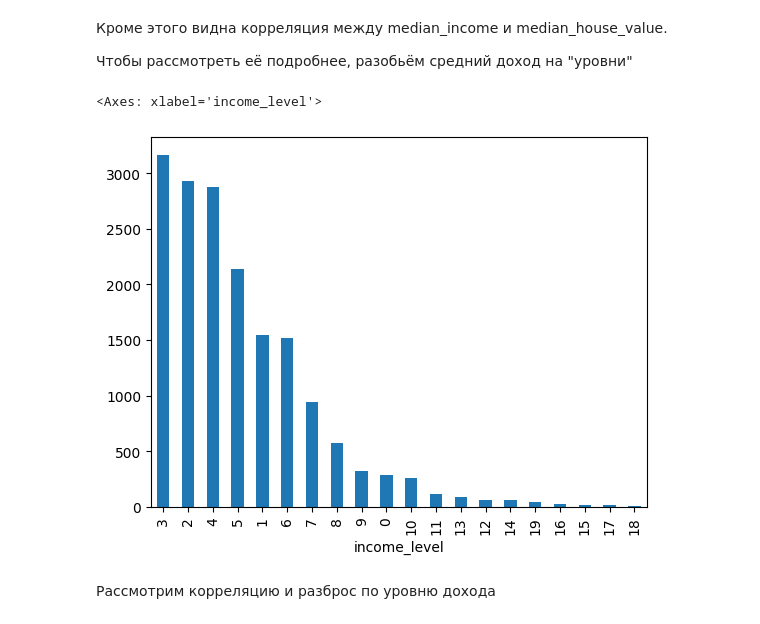
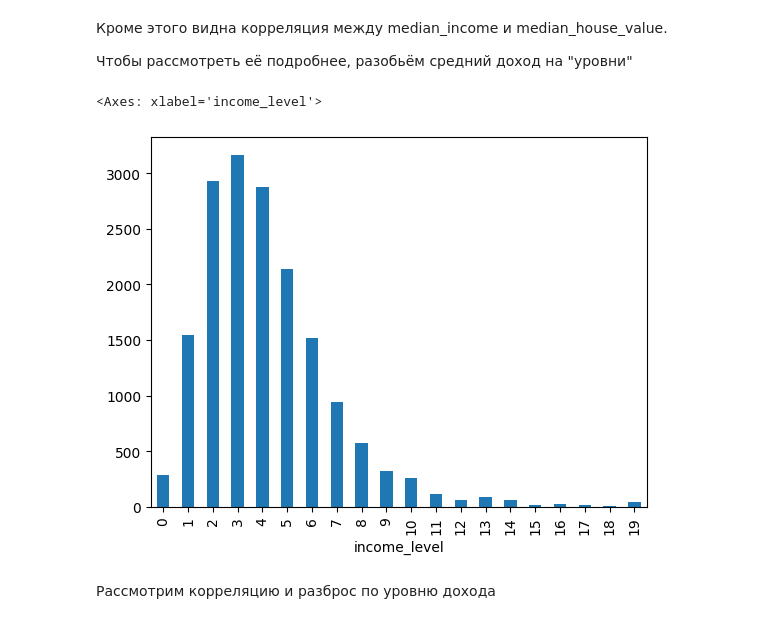
Before and after one commit to ThatDraenGuy/ifmo, a Jupyter notebook: sem5/ai/lab4/lab4.ipynb, the cells around one changed output. Saved outputs shown, nothing was run; the diff lists cells and outputs as text; code cells hidden in the pictures.

```diff
--- a/sem5/ai/lab4/lab4.ipynb
+++ b/sem5/ai/lab4/lab4.ipynb
@@ -50,10 +49,10 @@ plt.colorbar()
 Чтобы рассмотреть её подробнее, разобьём средний доход на "уровни"
 # %%
 df['income_level'] = pd.cut(df['median_income'], 20, labels=range(20))
-df['income_level'].value_counts().plot(kind='bar')
+df['income_level'].value_counts(sort=False).plot(kind='bar')
 # %% [output]
 <Axes: xlabel='income_level'>
-[figure, old version]
+[figure, new version]
 # %% [markdown]
 Рассмотрим корреляцию и разброс по уровню дохода
 # %%
```
Also changed, not shown: parts of 2 cells of this notebook, 2 other files.
